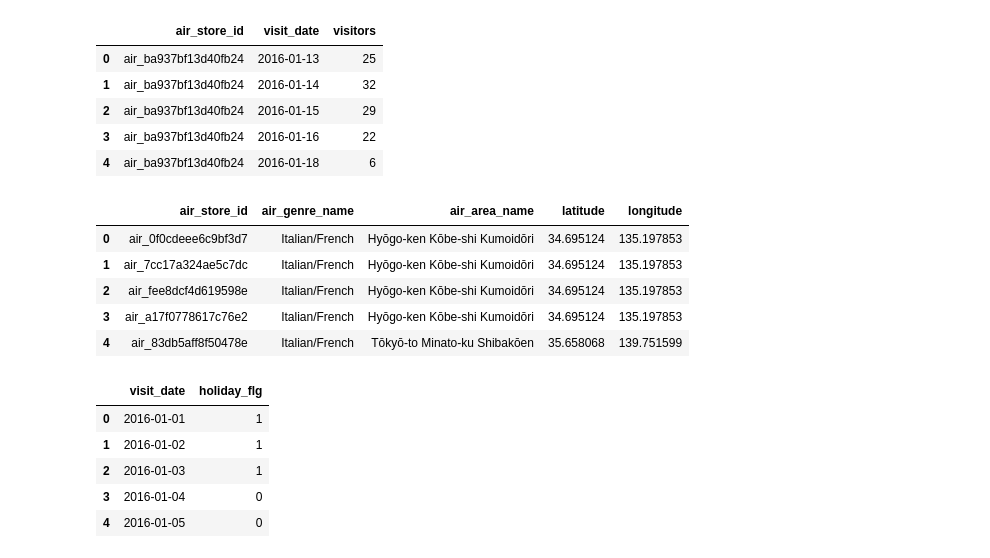
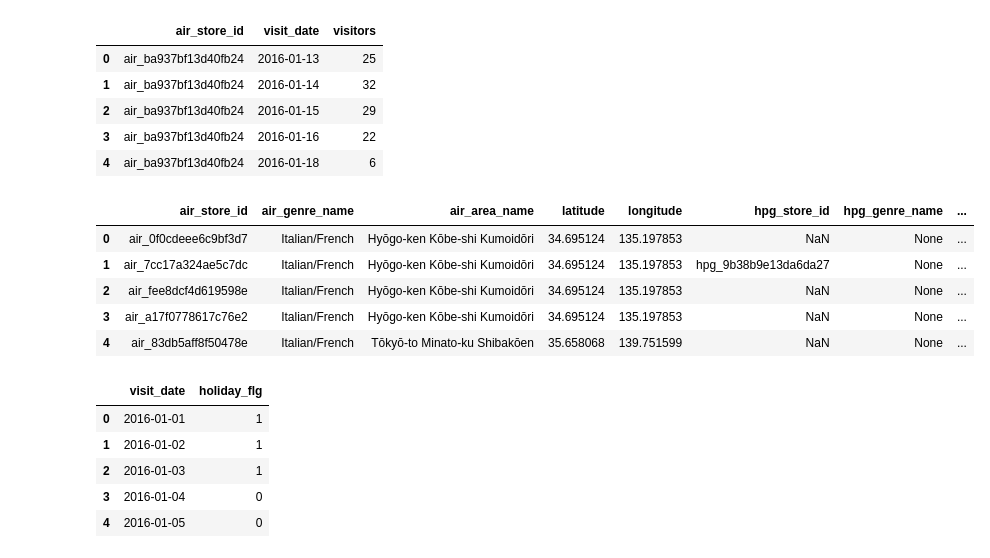
Before and after one commit to lo0k0502/predict_restaurant_visitors, a Jupyter notebook: midterm.ipynb, the cells around one changed output. Cells and saved outputs as stored; diff of their text form; code cells hidden in the pictures.

```diff
--- a/midterm.ipynb
+++ b/midterm.ipynb
@@ -49,15 +49,19 @@ visit_data.head()
 # %%
 # Process store data
 store_data = pd.merge(air_store_info, store_id_relation, on='air_store_id', how='left')
-store_data.drop('hpg_store_id', axis=1, inplace=True)
+store_data = pd.merge(store_data, hpg_store_info.drop(['latitude', 'longitude'], axis=1), on='hpg_store_id', how='left')
+store_data['hpg_genre_name'].fillna('None', inplace=True)
+store_data['hpg_area_name'].fillna('None', inplace=True)
+store_data['use_hpg'] = 0
+store_data.loc[store_data['hpg_store_id'].notnull(), 'use_hpg'] = 1
 store_data.head()
 # %% [output]
-|  | air_store_id | air_genre_name | air_area_name | latitude | longitude |
-| 0 | air_0f0cdeee6c9bf3d7 | Italian/French | Hyōgo-ken Kōbe-shi Kumoidōri | 34.695124 | 135.197853 |
-| 1 | air_7cc17a324ae5c7dc | Italian/French | Hyōgo-ken Kōbe-shi Kumoidōri | 34.695124 | 135.197853 |
-| 2 | air_fee8dcf4d619598e | Italian/French | Hyōgo-ken Kōbe-shi Kumoidōri | 34.695124 | 135.197853 |
-| 3 | air_a17f0778617c76e2 | Italian/French | Hyōgo-ken Kōbe-shi Kumoidōri | 34.695124 | 135.197853 |
-| 4 | air_83db5aff8f50478e | Italian/French | Tōkyō-to Minato-ku Shibakōen | 35.658068 | 139.751599 |
+|  | air_store_id | air_genre_name | air_area_name | latitude | longitude | hpg_store_id | hpg_genre_name | ... |
+| 0 | air_0f0cdeee6c9bf3d7 | Italian/French | Hyōgo-ken Kōbe-shi Kumoidōri | 34.695124 | 135.197853 | NaN | None | ... |
+| 1 | air_7cc17a324ae5c7dc | Italian/French | Hyōgo-ken Kōbe-shi Kumoidōri | 34.695124 | 135.197853 | hpg_9b38b9e13da6da27 | None | ... |
+| 2 | air_fee8dcf4d619598e | Italian/French | Hyōgo-ken Kōbe-shi Kumoidōri | 34.695124 | 135.197853 | NaN | None | ... |
+| 3 | air_a17f0778617c76e2 | Italian/French | Hyōgo-ken Kōbe-shi Kumoidōri | 34.695124 | 135.197853 | NaN | None | ... |
+| 4 | air_83db5aff8f50478e | Italian/French | Tōkyō-to Minato-ku Shibakōen | 35.658068 | 139.751599 | NaN | None | ... |
 # %%
 ## Process date data
 date_info.drop('day_of_week', axis=1, inplace=True)
```
Also changed, not shown: parts of 6 cells of this notebook.
